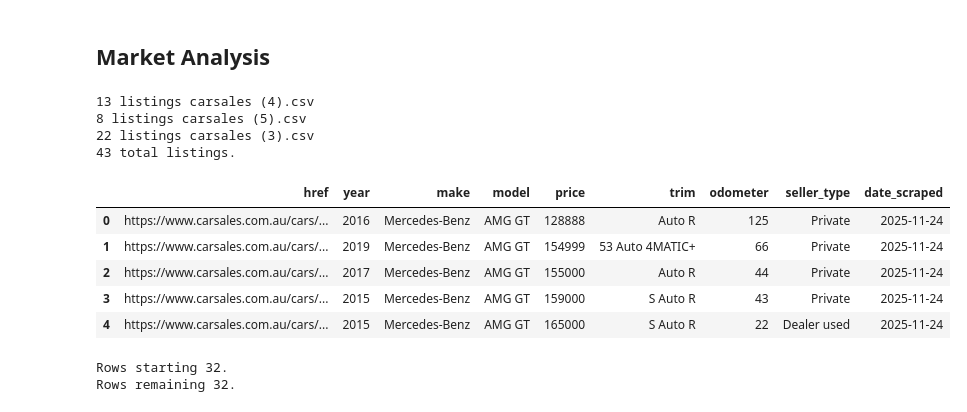
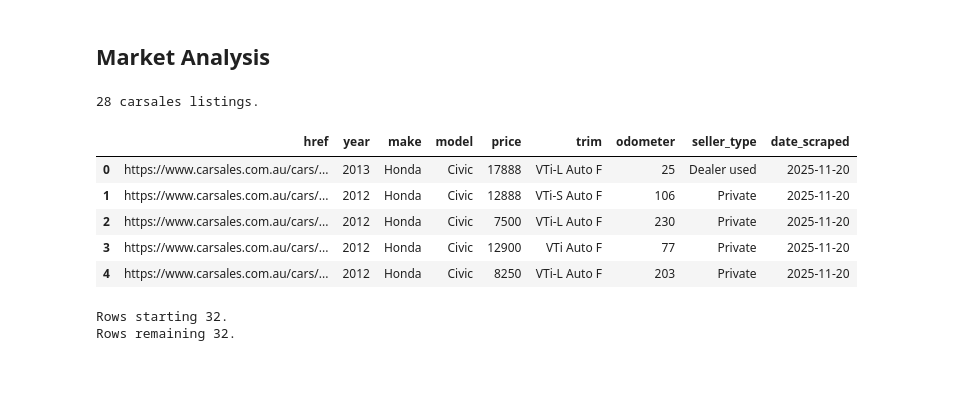
Before and after one commit to imrogerjiang/market_analysis, a Jupyter notebook: analytics.ipynb, the cells around one changed output. Cells and saved outputs as stored; diff of their text form; code cells hidden in the pictures; blank space fills up the shorter version.

```diff
--- a/analytics.ipynb
+++ b/analytics.ipynb
@@ -146,38 +146,32 @@ def clean_and_rename_cs(df: pd.DataFrame) -> pd.DataFrame:
 # %%
 # Reading all carsales csvs
 # path = os.path.join(os.getcwd(), client_id)
 path = ""
 files = glob.glob(os.path.join(path, "carsales*.csv"))
-for f in files:
-  print(len(pd.read_csv(f)), "listings", f)
-
 cs = pd.concat([clean_and_rename_cs(pd.read_csv(f)) for f in files], ignore_index=True)
 
 # Dropping duplicates
 cs['href'] = cs['href'].astype(str)
 cs = cs.drop_duplicates(subset=['href'], keep='first')
-print(f"{len(cs)} total listings.")
+print(f"{len(cs)} carsales listings.")
 
 cs.head(5)
 
 # ╔═════════════════════════════╗
 # ║    🔎 VA TO CHECK OUTPUT    ║
 
 # 1. Check the following columns exist and entries is correct.
 # href, year, make, model, price, trim, odometer, seller_type
 
 # ╚═════════════════════════════╝
 # %% [output]
-13 listings carsales (4).csv
-8 listings carsales (5).csv
-22 listings carsales (3).csv
-43 total listings.
+28 carsales listings.
 |  | href | year | make | model | price | trim | odometer | seller_type | date_scraped |
-| 0 | https://www.carsales.com.au/cars/... | 2016 | Mercedes-Benz | AMG GT | 128888 | Auto R | 125 | Private | 2025-11-24 |
-| 1 | https://www.carsales.com.au/cars/... | 2019 | Mercedes-Benz | AMG GT | 154999 | 53 Auto 4MATIC+ | 66 | Private | 2025-11-24 |
-| 2 | https://www.carsales.com.au/cars/... | 2017 | Mercedes-Benz | AMG GT | 155000 | Auto R | 44 | Private | 2025-11-24 |
-| 3 | https://www.carsales.com.au/cars/... | 2015 | Mercedes-Benz | AMG GT | 159000 | S Auto R | 43 | Private | 2025-11-24 |
-| 4 | https://www.carsales.com.au/cars/... | 2015 | Mercedes-Benz | AMG GT | 165000 | S Auto R | 22 | Dealer used | 2025-11-24 |
+| 0 | https://www.carsales.com.au/cars/... | 2013 | Honda | Civic | 17888 | VTi-L Auto F | 25 | Dealer used | 2025-11-20 |
+| 1 | https://www.carsales.com.au/cars/... | 2012 | Honda | Civic | 12888 | VTi-S Auto F | 106 | Private | 2025-11-20 |
+| 2 | https://www.carsales.com.au/cars/... | 2012 | Honda | Civic | 7500 | VTi-L Auto F | 230 | Private | 2025-11-20 |
+| 3 | https://www.carsales.com.au/cars/... | 2012 | Honda | Civic | 12900 | VTi Auto F | 77 | Private | 2025-11-20 |
+| 4 | https://www.carsales.com.au/cars/... | 2012 | Honda | Civic | 8250 | VTi-L Auto F | 203 | Private | 2025-11-20 |
 # %%
 def clean_fb(df):
     # Split the b column into 'year', 'make', 'model'
```
Also changed, not shown: parts of 10 cells of this notebook.
